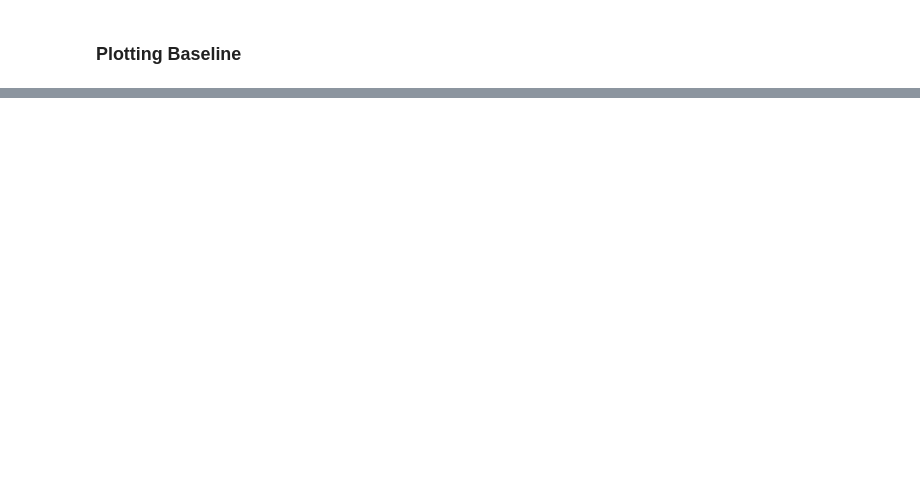
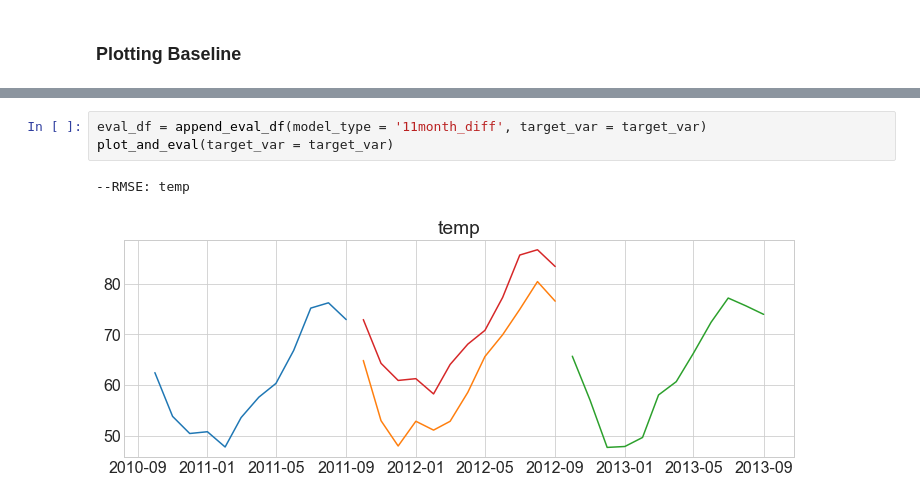
Before and after one commit to joshuamchavez2/time-series-analysis, a Jupyter notebook: final.ipynb, the cells around one changed output, grey strips where cells are left out. Cells and saved outputs as stored; diff of their text form; blank space fills up the shorter version.

```diff
--- a/final.ipynb
+++ b/final.ipynb
@@ -398,0 +611,6 @@ plt.show()
+# %%
+eval_df = append_eval_df(model_type = '11month_diff', target_var = target_var)
+plot_and_eval(target_var = target_var)
+# %% [output]
+--RMSE: temp
+[figure, added]
```
Also changed, not shown: parts of 56 cells of this notebook.
